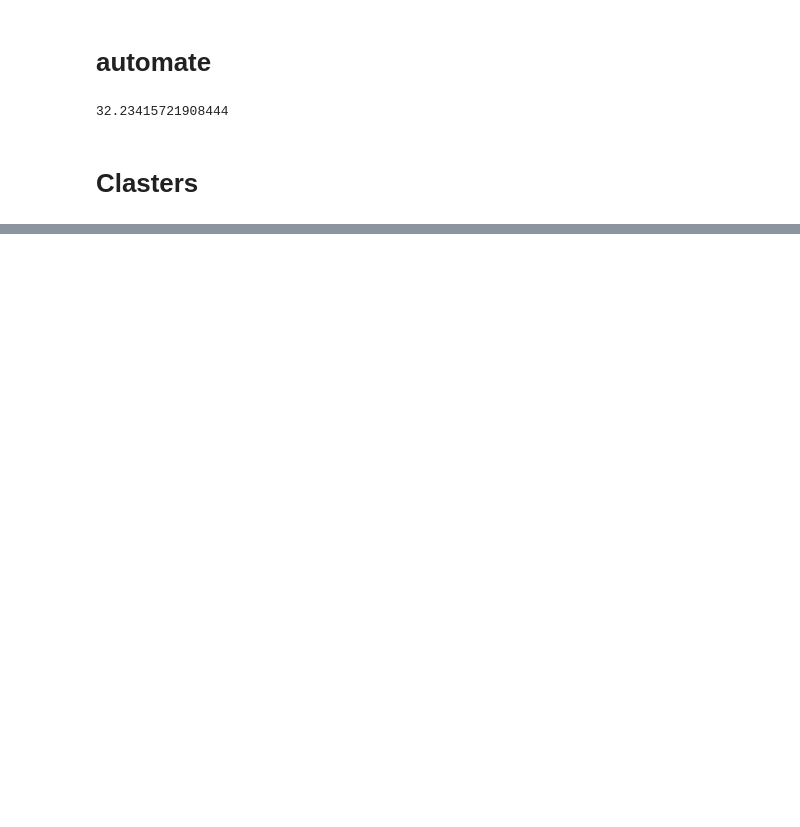
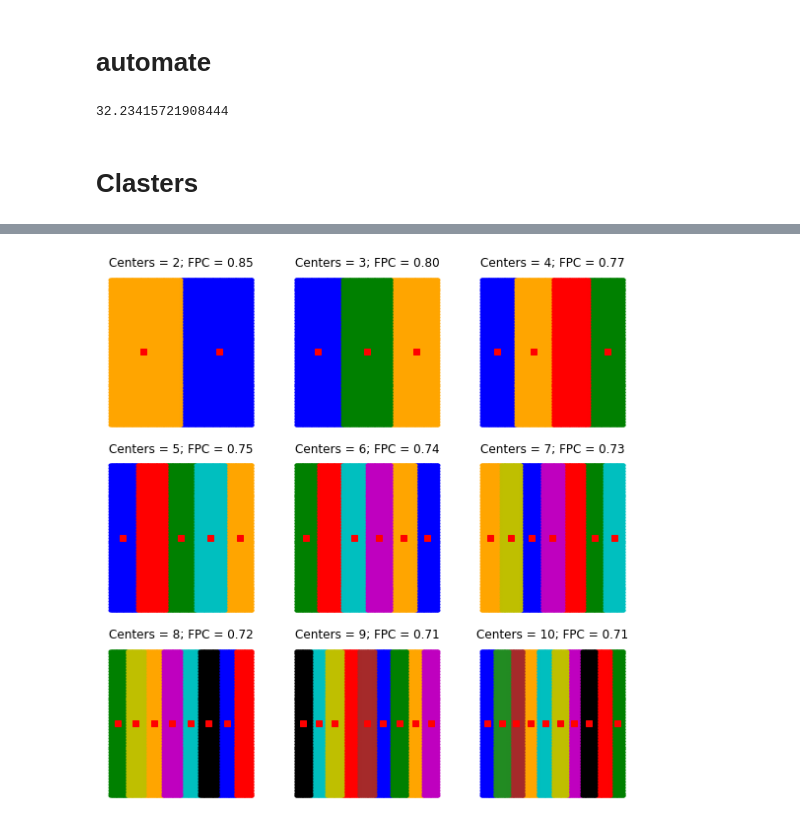
Before and after one commit to BuczynskiRafal/pipe_calculations, a Jupyter notebook: fuzzy logic.ipynb, the cells around one changed output, grey strips where cells are left out. Drawn from its saved outputs; the diff is of its cells as text; code cells hidden in the pictures; blank space fills up the shorter version.

```diff
--- a/fuzzy logic.ipynb
+++ b/fuzzy logic.ipynb
@@ -459,0 +485,29 @@ print(p)
+# %%
+# Set up the loop and plot
+fig1, axes1 = plt.subplots(3, 3, figsize=(8, 8))
+alldata = np.vstack((points[:, 0], points[:, 1]))
+fpcs = []
+# points[:, 0], points[:, 1]
+for ncenters, ax in enumerate(axes1.reshape(-1), 2):
+    cntr, u, u0, d, jm, p, fpc = fuzz.cluster.cmeans(
+        alldata, ncenters, 2, error=0.005, maxiter=1000, init=None)
+
+    # Store fpc values for later
+    fpcs.append(fpc)
+
+    # Plot assigned clusters, for each data point in training set
+    cluster_membership = np.argmax(u, axis=0)
+    for j in range(ncenters):
+        ax.plot(points[:, 0][cluster_membership == j],
+                points[:, 1][cluster_membership == j], '.', color=colors[j])
+
+    # Mark the center of each fuzzy cluster
+    for pt in cntr:
+        ax.plot(pt[0], pt[1], 'rs')
+
+    ax.set_title('Centers = {0}; FPC = {1:.2f}'.format(ncenters, fpc))
+    ax.axis('off')
+
+fig1.tight_layout()
+# %% [output]
+[figure, added]
```
Also changed, not shown: parts of 7 cells of this notebook.
